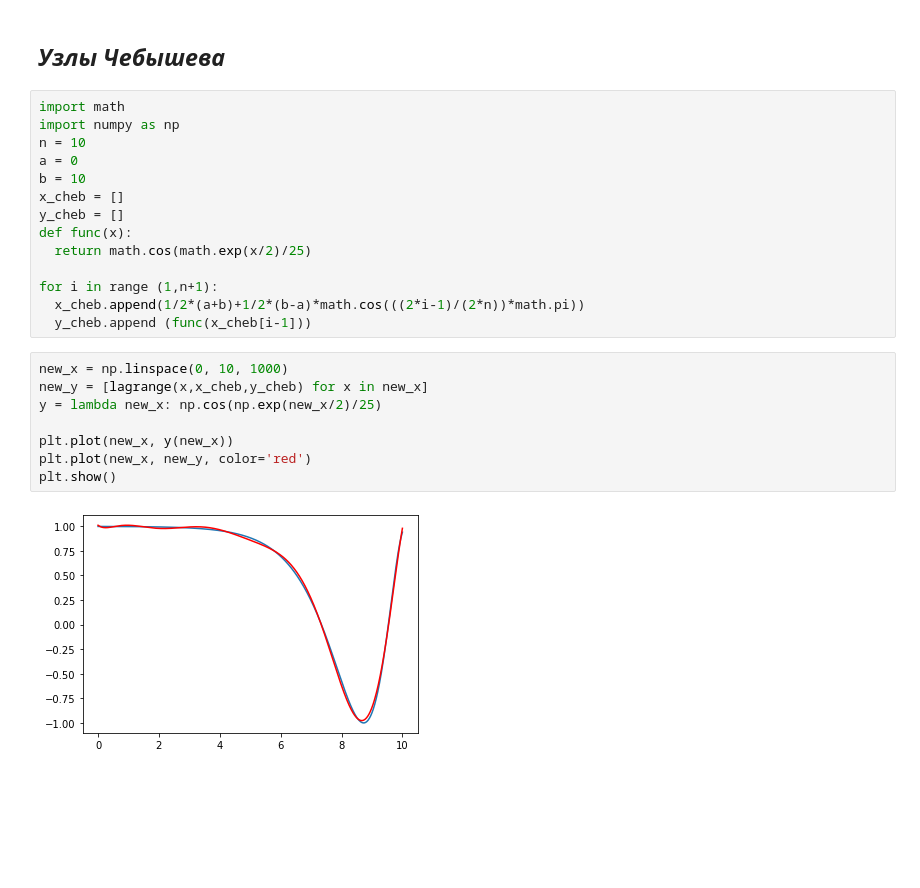
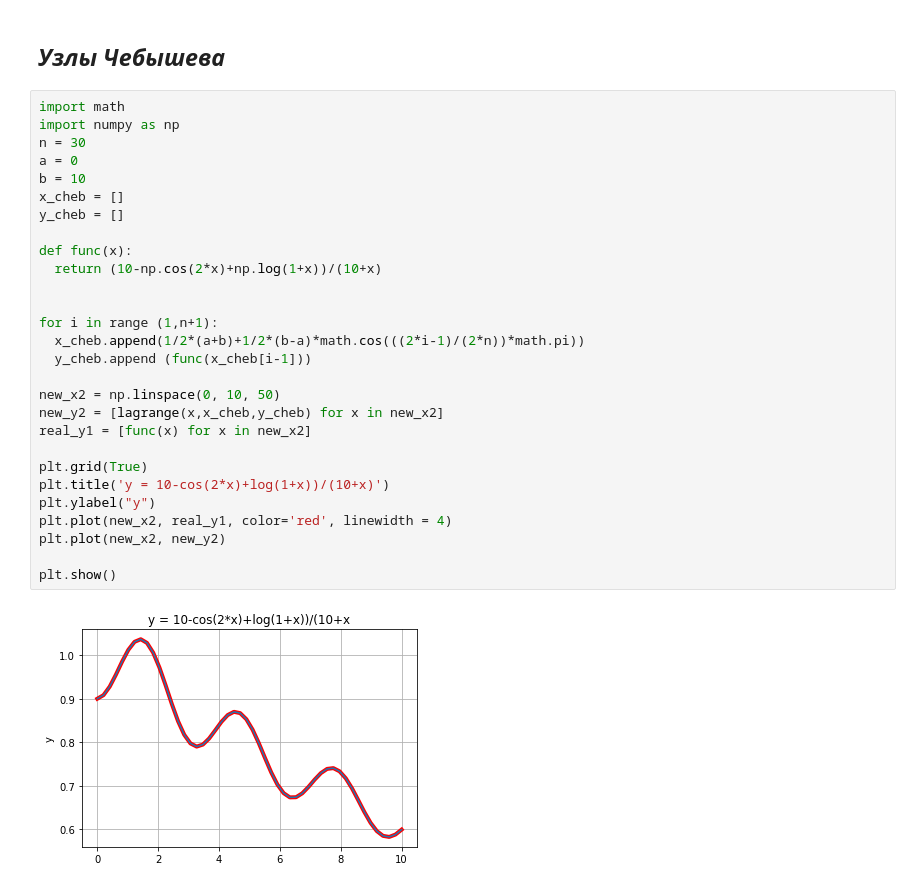
Before and after one commit to mainarel/-Numerical_methods, a Jupyter notebook: Lab1.ipynb, the cells around one changed output. Saved outputs shown, nothing was run; the diff lists cells and outputs as text; blank space fills up the shorter version.

```diff
--- a/Lab1.ipynb
+++ b/Lab1.ipynb
@@ -63,24 +54,30 @@ plt.show()
 # %%
 import math
 import numpy as np
-n = 10
+n = 30
 a = 0
 b = 10
 x_cheb = []
 y_cheb = []
+
 def func(x):
-  return math.cos(math.exp(x/2)/25)
+  return (10-np.cos(2*x)+np.log(1+x))/(10+x)
+
 
 for i in range (1,n+1):
   x_cheb.append(1/2*(a+b)+1/2*(b-a)*math.cos(((2*i-1)/(2*n))*math.pi))
   y_cheb.append (func(x_cheb[i-1]))
+
+new_x2 = np.linspace(0, 10, 50)
+new_y2 = [lagrange(x,x_cheb,y_cheb) for x in new_x2]
+real_y1 = [func(x) for x in new_x2]
+
+plt.grid(True)
+plt.title('y = 10-cos(2*x)+log(1+x))/(10+x)')
+plt.ylabel("y")
+plt.plot(new_x2, real_y1, color='red', linewidth = 4)
+plt.plot(new_x2, new_y2)
+
+plt.show()
+# %% [output]
+[figure, added]
-# %%
-new_x = np.linspace(0, 10, 1000)
-new_y = [lagrange(x,x_cheb,y_cheb) for x in new_x]
-y = lambda new_x: np.cos(np.exp(new_x/2)/25)
-
-plt.plot(new_x, y(new_x))
-plt.plot(new_x, new_y, color='red')
-plt.show()
-# %% [output]
-[figure, removed]
```
Also changed, not shown: parts of 4 cells of this notebook, 1 other file.
